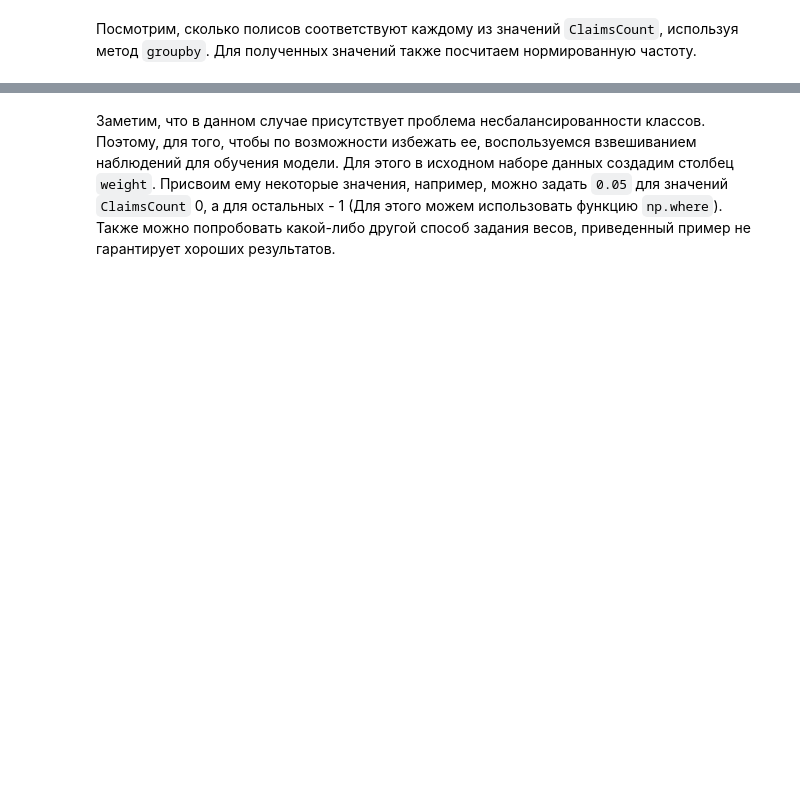
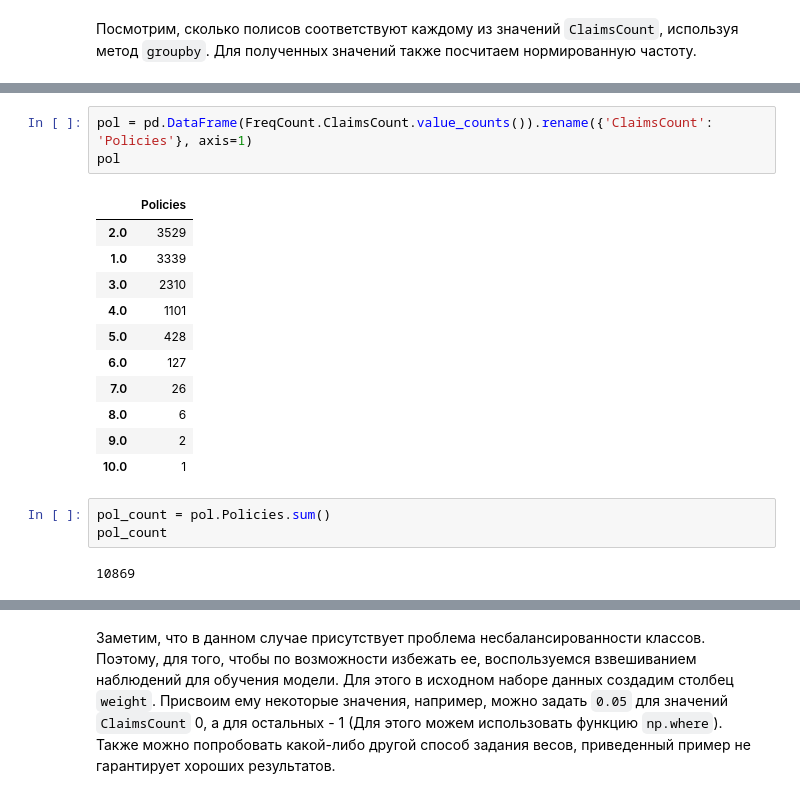
Before and after one commit to Iflgit/ML-in-business, a Jupyter notebook: lesson8/GB_Lesson_3_new.ipynb, the cells around one changed output, grey strips where cells are left out. Saved outputs shown, nothing was run; the diff lists cells and outputs as text; blank space fills up the shorter version.

```diff
--- a/lesson8/GB_Lesson_3_new.ipynb
+++ b/lesson8/GB_Lesson_3_new.ipynb
@@ -1123,0 +1287,20 @@ ValueError: DataFrame constructor not properly called!
+# %%
+pol = pd.DataFrame(FreqCount.ClaimsCount.value_counts()).rename({'ClaimsCount': 'Policies'}, axis=1)
+pol
+# %% [output]
+|  | Policies |
+| 2.0 | 3529 |
+| 1.0 | 3339 |
+| 3.0 | 2310 |
+| 4.0 | 1101 |
+| 5.0 | 428 |
+| 6.0 | 127 |
+| 7.0 | 26 |
+| 8.0 | 6 |
+| 9.0 | 2 |
+| 10.0 | 1 |
+# %%
+pol_count = pol.Policies.sum()
+pol_count
+# %% [output]
+10869
```
Also changed, not shown: parts of 43 cells of this notebook, 1 other file.
